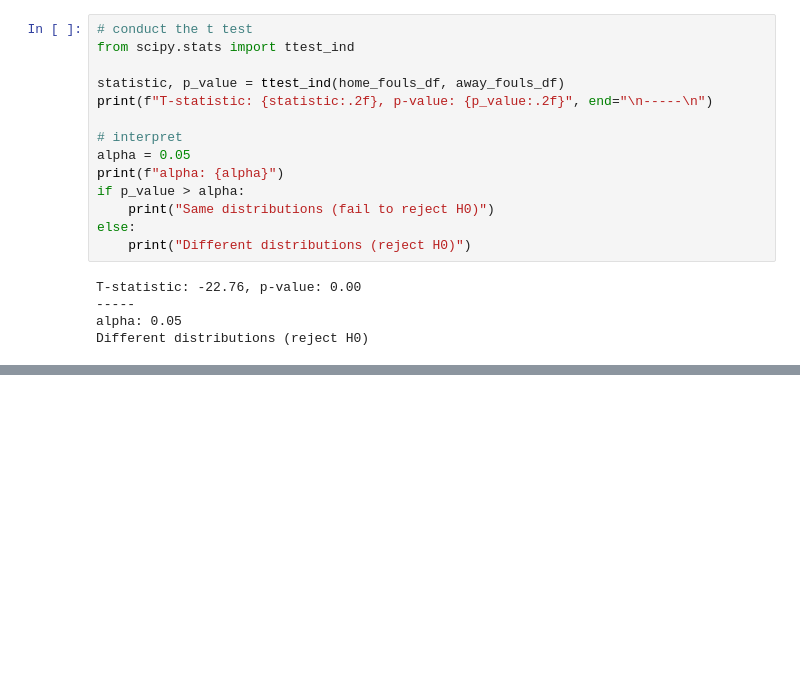
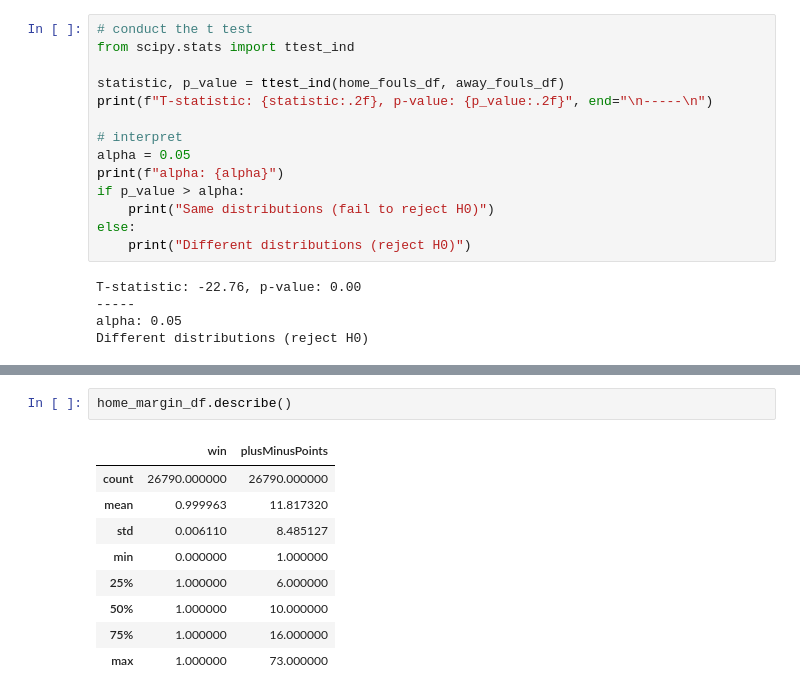
Before and after one commit to 5v3nn/uzh-esc403-data-science-project-nba, a Jupyter notebook: home_court_advantage.ipynb, the cells around one changed output, grey strips where cells are left out. Drawn from its saved outputs; the diff is of its cells as text; blank space fills up the shorter version.

```diff
--- a/home_court_advantage.ipynb
+++ b/home_court_advantage.ipynb
@@ -421,0 +492,12 @@ Different distributions (reject H0)
+# %%
+home_margin_df.describe()
+# %% [output]
+|  | win | plusMinusPoints |
+| count | 26790.000000 | 26790.000000 |
+| mean | 0.999963 | 11.817320 |
+| std | 0.006110 | 8.485127 |
+| min | 0.000000 | 1.000000 |
+| 25% | 1.000000 | 6.000000 |
+| 50% | 1.000000 | 10.000000 |
+| 75% | 1.000000 | 16.000000 |
+| max | 1.000000 | 73.000000 |
```
Also changed, not shown: parts of 21 cells of this notebook.
